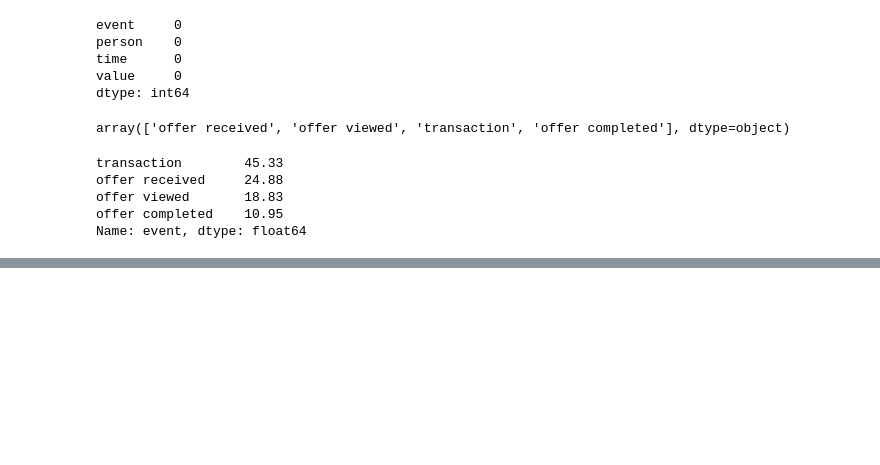
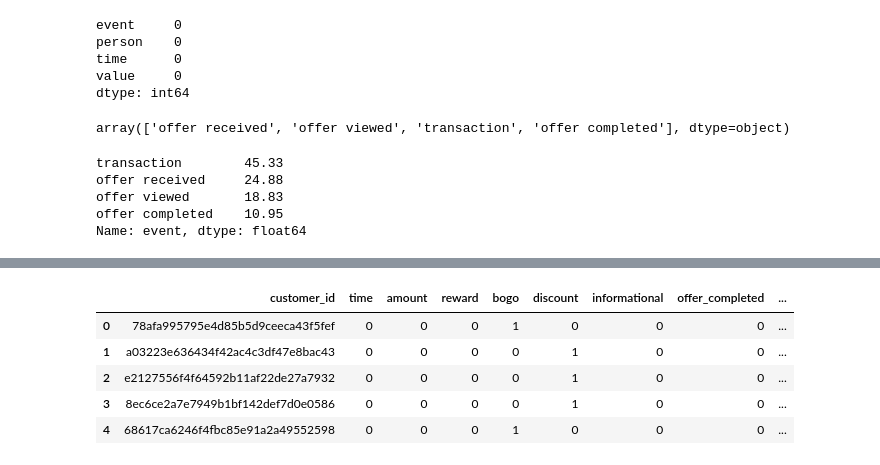
Before and after one commit to isakkabir/Starbucks-Challenge, a Jupyter notebook: Starbucks_Capstone_notebook.ipynb, the cells around one changed output, grey strips where cells are left out. Saved outputs shown, nothing was run; the diff lists cells and outputs as text; code cells hidden in the pictures; blank space fills up the shorter version.

```diff
--- a/Starbucks_Capstone_notebook.ipynb
+++ b/Starbucks_Capstone_notebook.ipynb
@@ -437,2 +417,0 @@ def clean_transcript(transcript):
-# %%
-offer = clean_transcript(transcript)
@@ -453,0 +476,9 @@ offer.head()
+# %%
+cleaning_transcript(transcript).head()
+# %% [output]
+|  | customer_id | time | amount | reward | bogo | discount | informational | offer_completed | ... |
+| 0 | 78afa995795e4d85b5d9ceeca43f5fef | 0 | 0 | 0 | 1 | 0 | 0 | 0 | ... |
+| 1 | a03223e636434f42ac4c3df47e8bac43 | 0 | 0 | 0 | 0 | 1 | 0 | 0 | ... |
+| 2 | e2127556f4f64592b11af22de27a7932 | 0 | 0 | 0 | 0 | 1 | 0 | 0 | ... |
+| 3 | 8ec6ce2a7e7949b1bf142def7d0e0586 | 0 | 0 | 0 | 0 | 1 | 0 | 0 | ... |
+| 4 | 68617ca6246f4fbc85e91a2a49552598 | 0 | 0 | 0 | 1 | 0 | 0 | 0 | ... |
```
Also changed, not shown: parts of 4 cells of this notebook.
